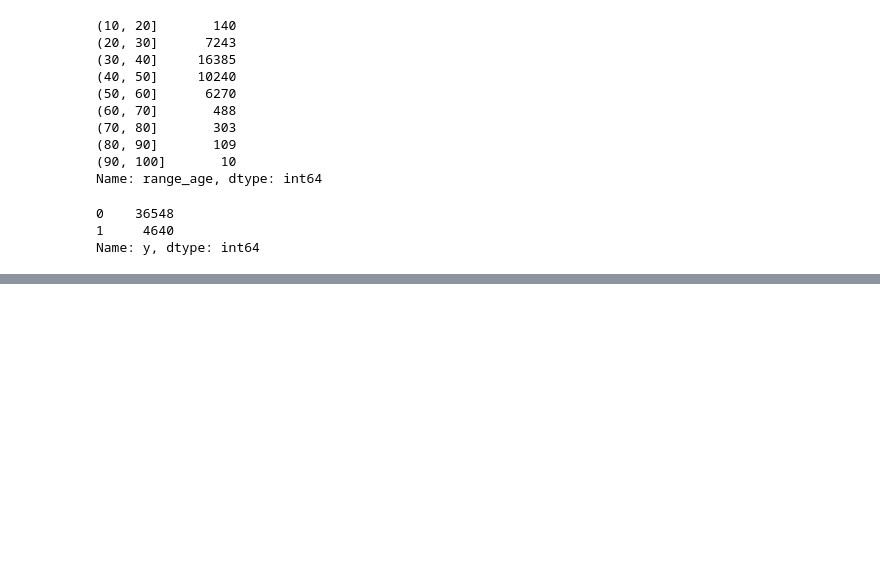
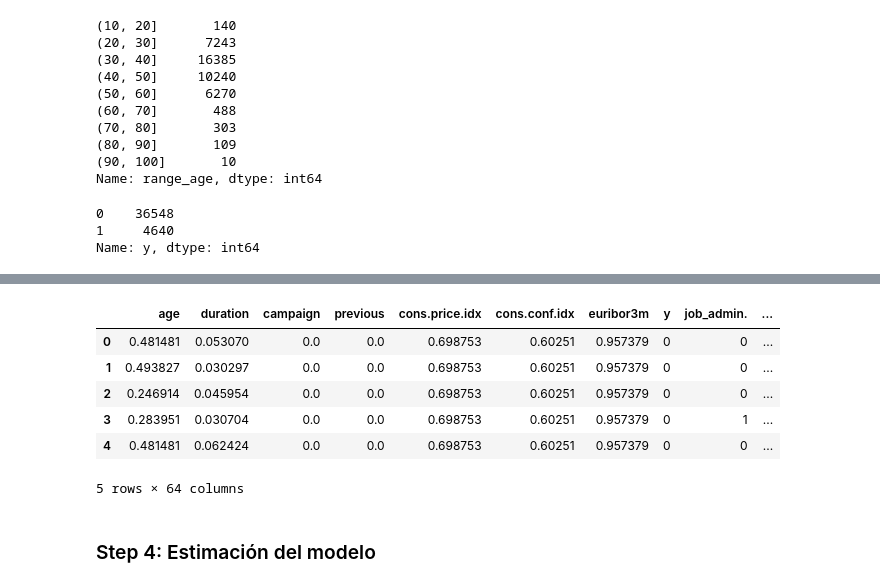
Before and after one commit to RominaGonella/Logistic-Regression-Project-Tutorial, a Jupyter notebook: src/explore.ipynb, the cells around one changed output, grey strips where cells are left out. Cells and saved outputs as stored; diff of their text form; code cells hidden in the pictures; blank space fills up the shorter version.

```diff
--- a/src/explore.ipynb
+++ b/src/explore.ipynb
@@ -516,0 +542,15 @@ df_bank2.head()
+# %%
+# escalo los datos, uso MinMaxScaler
+scaler = MinMaxScaler()
+train_scaler = scaler.fit(df_bank[['age', 'duration', 'campaign', 'previous', 'cons.price.idx', 'cons.conf.idx', 'euribor3m']])
+df_bank[['age', 'duration', 'campaign', 'previous', 'cons.price.idx', 'cons.conf.idx', 'euribor3m']] = train_scaler.transform(df_bank[['age', 'duration', 'campaign', 'previous', 'cons.price.idx', 'cons.conf.idx', 'euribor3m']])
+# %%
+df_bank.head()
+# %% [output]
+|  | age | duration | campaign | previous | cons.price.idx | cons.conf.idx | euribor3m | y | job_admin. | ... |
+| 0 | 0.481481 | 0.053070 | 0.0 | 0.0 | 0.698753 | 0.60251 | 0.957379 | 0 | 0 | ... |
+| 1 | 0.493827 | 0.030297 | 0.0 | 0.0 | 0.698753 | 0.60251 | 0.957379 | 0 | 0 | ... |
+| 2 | 0.246914 | 0.045954 | 0.0 | 0.0 | 0.698753 | 0.60251 | 0.957379 | 0 | 0 | ... |
+| 3 | 0.283951 | 0.030704 | 0.0 | 0.0 | 0.698753 | 0.60251 | 0.957379 | 0 | 1 | ... |
+| 4 | 0.481481 | 0.062424 | 0.0 | 0.0 | 0.698753 | 0.60251 | 0.957379 | 0 | 0 | ... |
+5 rows × 64 columns
@@ -517 +560,3 @@ df_bank2.head()
+# %% [markdown]
+### Step 4: Estimación del modelo
 # %%
```
Also changed, not shown: parts of 18 cells of this notebook, 4 other files.
